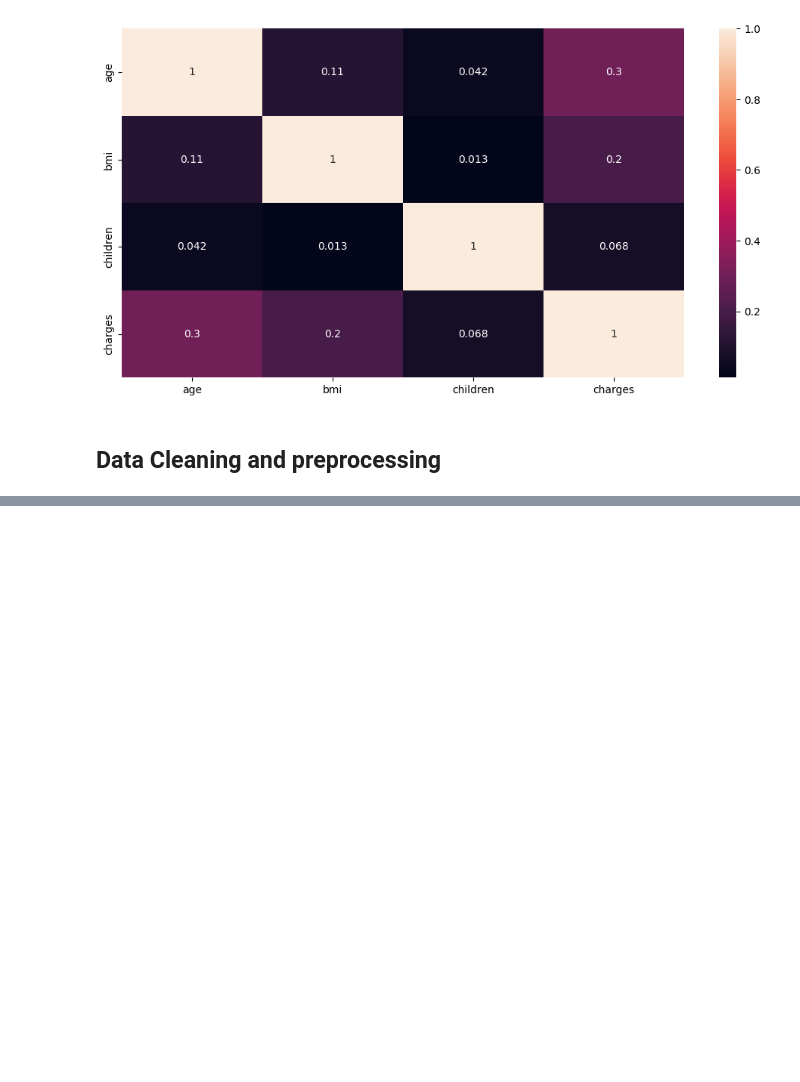
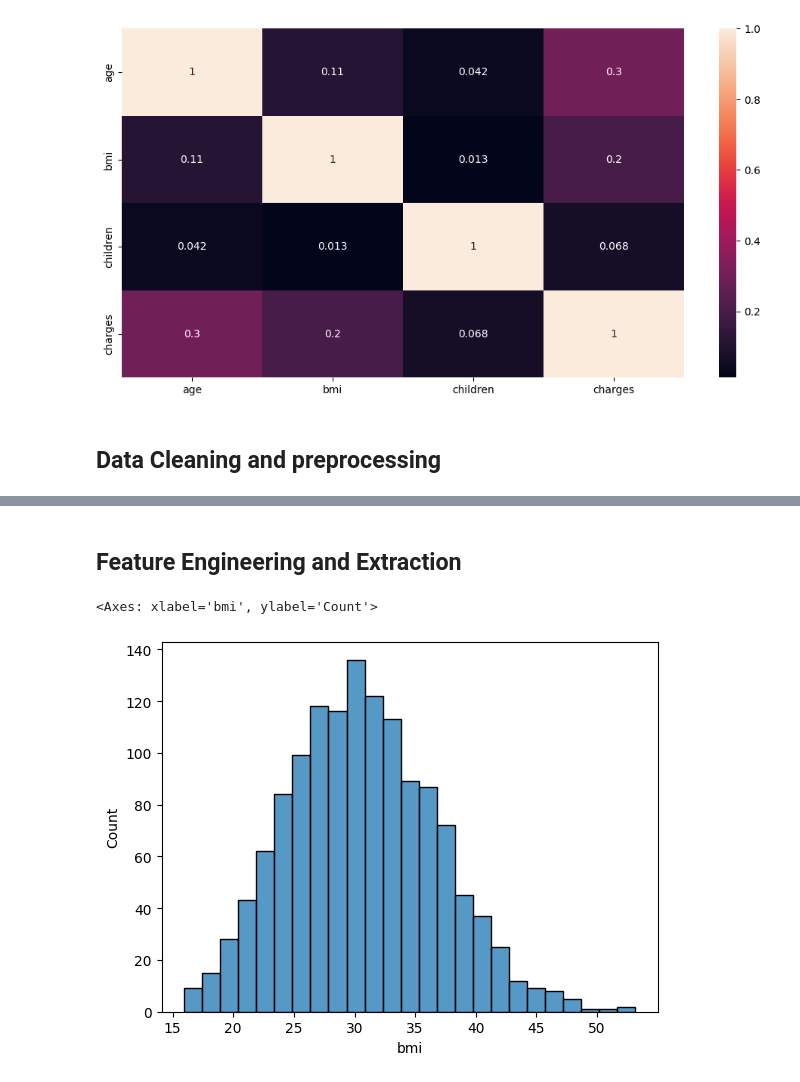
Before and after one commit to ManabBiswas/Machine-Learning, a Jupyter notebook: ML_ project_1/insurance.ipynb, the cells around one changed output, grey strips where cells are left out. Cells and saved outputs as stored; diff of their text form; code cells hidden in the pictures; blank space fills up the shorter version.

```diff
--- a/ML_ project_1/insurance.ipynb
+++ b/ML_ project_1/insurance.ipynb
@@ -151,0 +295,7 @@ sns.heatmap(df.corr(numeric_only=True), annot=True)
+# %% [markdown]
+## Feature Engineering and Extraction
+# %%
+sns.histplot(df['bmi'])
+# %% [output]
+<Axes: xlabel='bmi', ylabel='Count'>
+[figure, added]
```
Also changed, not shown: parts of 18 cells of this notebook.
